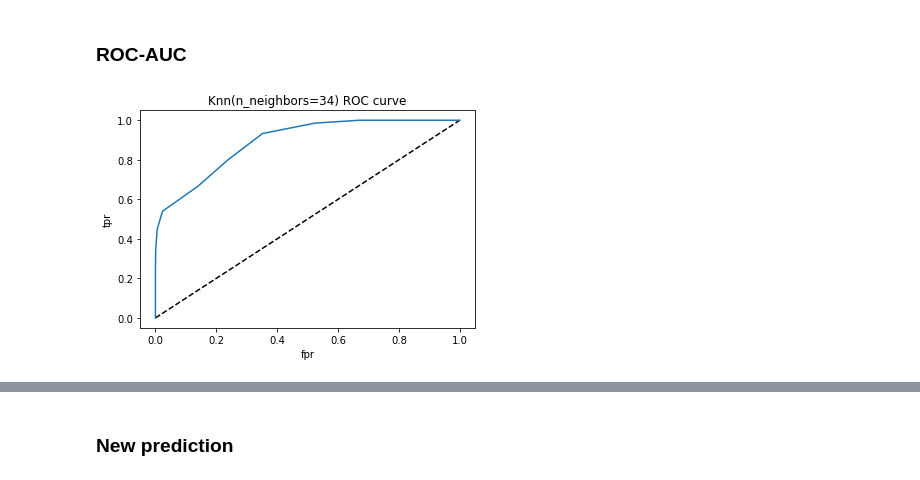
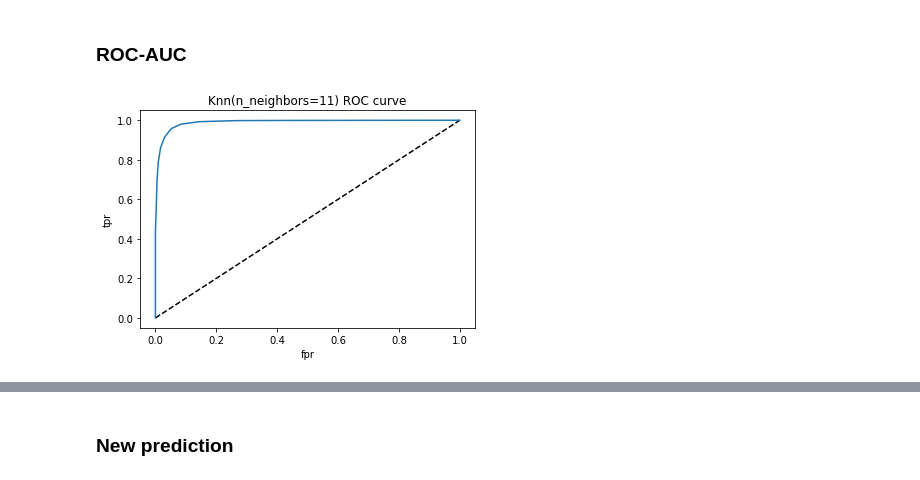
Before and after one commit to avishkakavindu/ICDS2021-Mini-Hackathon-ML, a Jupyter notebook: UCI Nursery Pred_knn.ipynb, the cells around one changed output, grey strips where cells are left out. Saved outputs shown, nothing was run; the diff lists cells and outputs as text; code cells hidden in the pictures.

Commit message:
Cleaned code | Splitted into parts | ANN complete

```diff
--- a/UCI Nursery Pred_knn.ipynb
+++ b/UCI Nursery Pred_knn.ipynb
@@ -123,16 +125,16 @@ cleaned_dataset.head()
 # %% [markdown]
 ### Independant dependant var splitting
 # %%
-x = cleaned_dataset.iloc[:, 1:-1]
+x = cleaned_dataset.iloc[:, 0:-1]
 y = cleaned_dataset.iloc[:, -1]
 # %% [markdown]
 ### Normalizing
 # %%
-from sklearn.preprocessing import MinMaxScaler
+# from sklearn.preprocessing import MinMaxScaler
 
-scaler = MinMaxScaler()
+# scaler = MinMaxScaler()
 
-x = scaler.fit_transform(x)
+# x = scaler.fit_transform(x)
 # %% [markdown]
 ### Test train split
 # %%
@@ -173,4 +171,6 @@ knn = KNeighborsClassifier(n_neighbors=12)
+# %%
+knn = KNeighborsClassifier(n_neighbors=23)
 # %%
 # model fitting
-knn.fit(x, y)
+knn.fit(x_train, y_train)
 # %% [output]
@@ -219,14 +222,14 @@ fpr, tpr, thresholds = roc_curve(y_test, y_pred_proba)
 # %%
 import matplotlib.pyplot as plt
 
 plt.plot([0,1],[0,1],'k--')
 plt.plot(fpr,tpr, label='Knn')
 plt.xlabel('fpr')
 plt.ylabel('tpr')
-plt.title('Knn(n_neighbors=34) ROC curve')
+plt.title('Knn(n_neighbors=11) ROC curve')
 plt.show()
 # %% [output]
-[figure, old version]
+[figure, new version]
 # %%
 from sklearn.metrics import roc_auc_score
 roc_auc_score(y_test,y_pred_proba)
```
Also changed, not shown: parts of 17 cells of this notebook, 6 other files.
